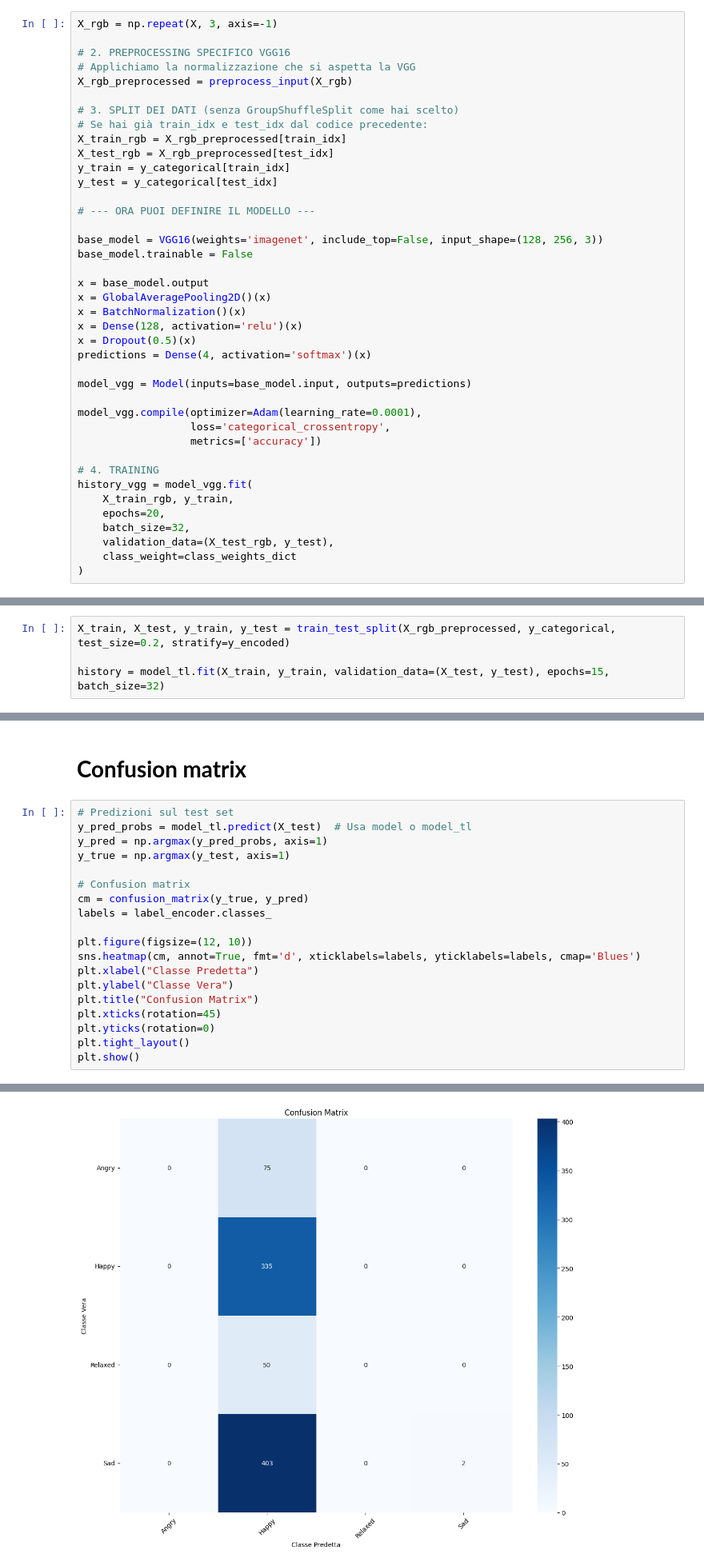
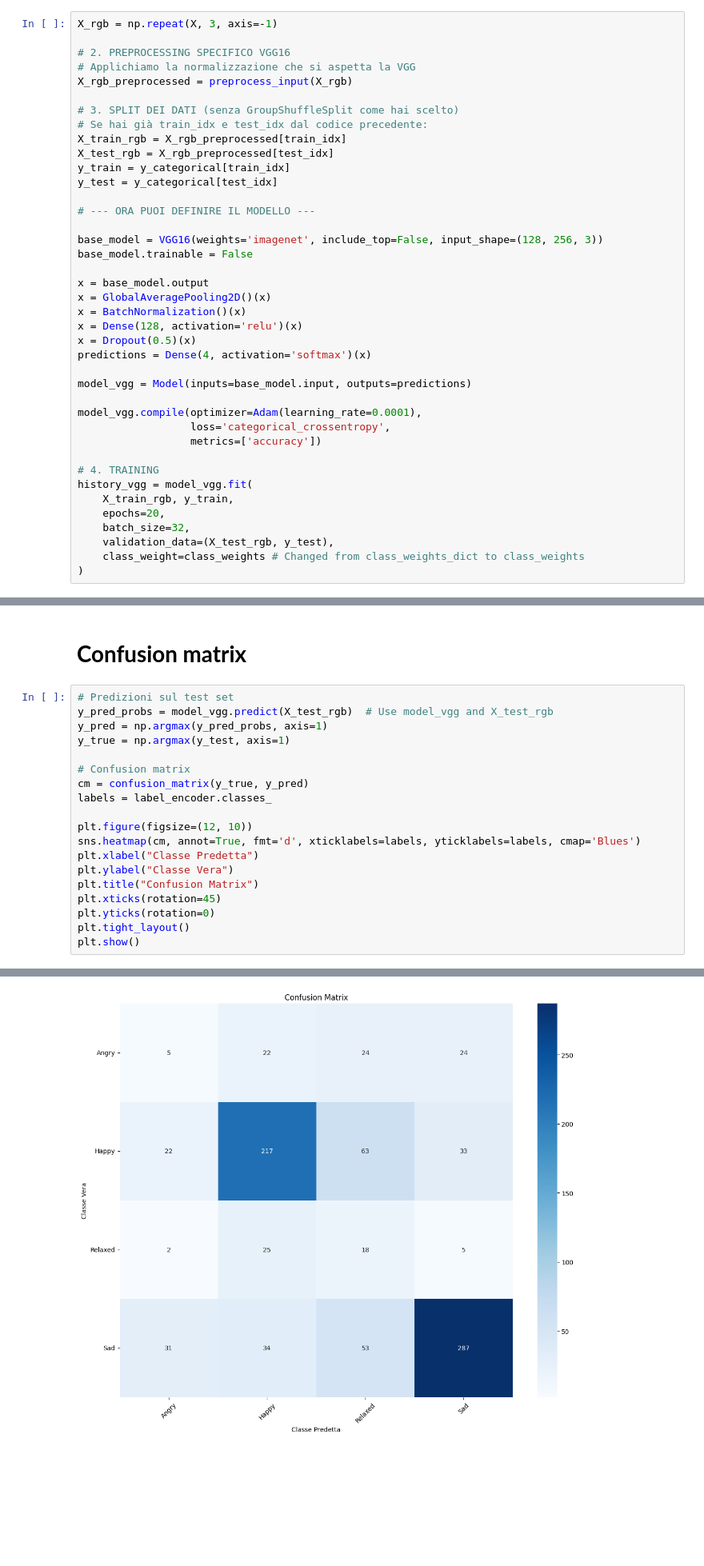
Before and after one commit to Lucazere00/music_emotion_recognition, a Jupyter notebook: music_emotion_recognition.ipynb, the cells around one changed output, grey strips where cells are left out. Shown at 80% size. Cells and saved outputs as stored; diff of their text form; blank space fills up the shorter version.

```diff
--- a/music_emotion_recognition.ipynb
+++ b/music_emotion_recognition.ipynb
@@ -880,6 +909,6 @@ history_vgg = model_vgg.fit(
     epochs=20,
     batch_size=32,
     validation_data=(X_test_rgb, y_test),
-    class_weight=class_weights_dict
+    class_weight=class_weights # Changed from class_weights_dict to class_weights
 )
 # %% [output]
@@ -931,4 +931,0 @@ X_rgb_preprocessed = preprocess_input(X_rgb)
-# %%
-X_train, X_test, y_train, y_test = train_test_split(X_rgb_preprocessed, y_categorical, test_size=0.2, stratify=y_encoded)
-
-history = model_tl.fit(X_train, y_train, validation_data=(X_test, y_test), epochs=15, batch_size=32)
@@ -960,7 +969,7 @@ Accuracy sul test set: 0.39
 # **Confusion matrix**
 # %%
 # Predizioni sul test set
-y_pred_probs = model_tl.predict(X_test)  # Usa model o model_tl
+y_pred_probs = model_vgg.predict(X_test_rgb)  # Use model_vgg and X_test_rgb
 y_pred = np.argmax(y_pred_probs, axis=1)
 y_true = np.argmax(y_test, axis=1)
 
@@ -982,4 +991,4 @@ plt.show()
-[figure, old version]
+[figure, new version]
 # %%
 cm_norm = cm.astype('float') / cm.sum(axis=1)[:, np.newaxis]
 
```
Also changed, not shown: parts of 16 cells of this notebook.
